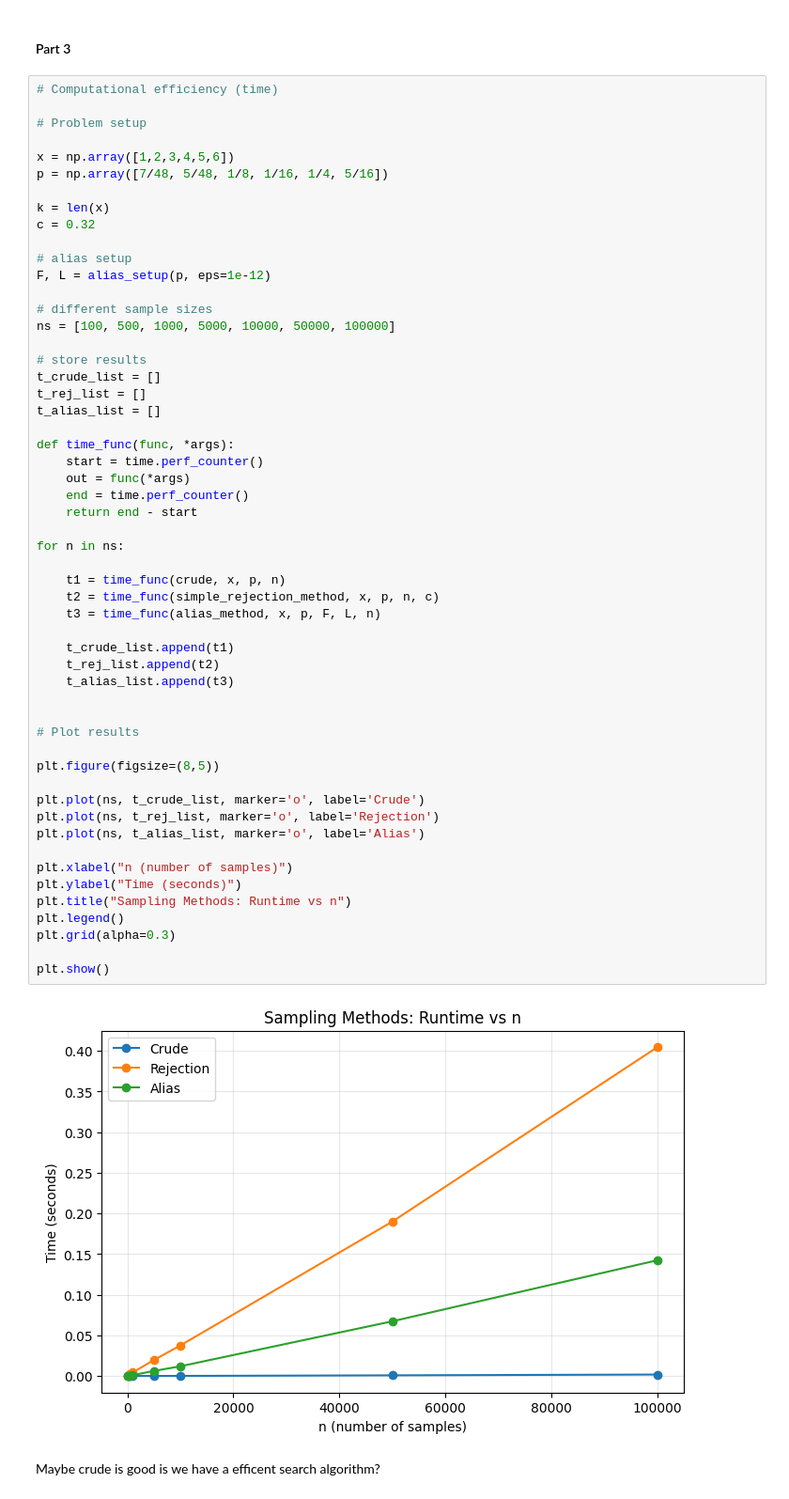
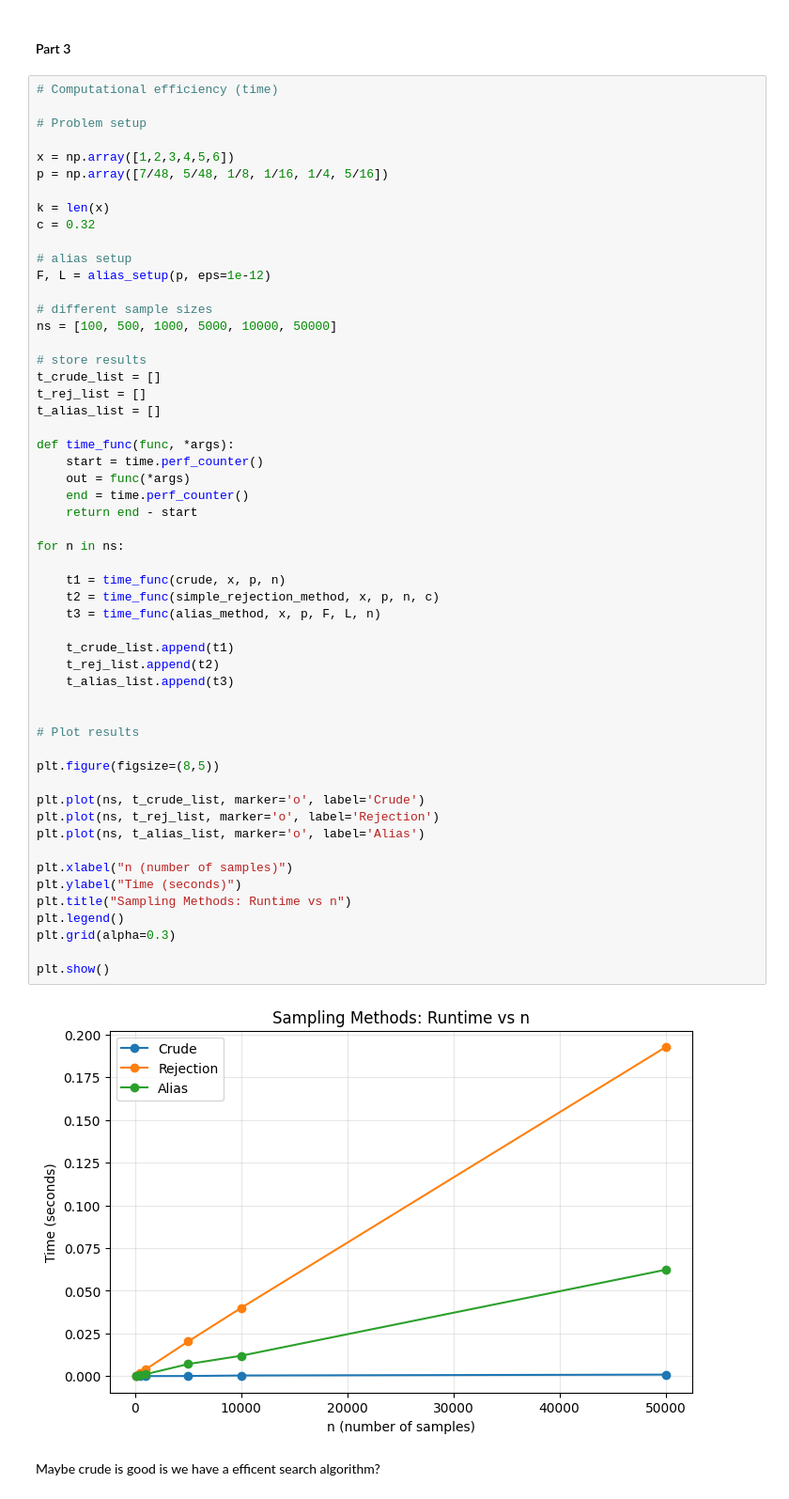
Before and after one commit to AgnesOlsen/02443_Stocastic_Simulation, a Jupyter notebook: Notebooks/Katrine.ipynb, the cells around one changed output. Shown at 94% size. Drawn from its saved outputs; the diff is of its cells as text.

```diff
--- a/Notebooks/Katrine.ipynb
+++ b/Notebooks/Katrine.ipynb
@@ -976,7 +966,7 @@ c = 0.32
 F, L = alias_setup(p, eps=1e-12)
 
 # different sample sizes
-ns = [100, 500, 1000, 5000, 10000, 50000, 100000]
+ns = [100, 500, 1000, 5000, 10000, 50000]
 
 # store results
 t_crude_list = []
@@ -989,34 +979,34 @@ def time_func(func, *args):
     end = time.perf_counter()
     return end - start
 
 for n in ns:
 
     t1 = time_func(crude, x, p, n)
     t2 = time_func(simple_rejection_method, x, p, n, c)
     t3 = time_func(alias_method, x, p, F, L, n)
 
     t_crude_list.append(t1)
     t_rej_list.append(t2)
     t_alias_list.append(t3)
 
 
 # Plot results
 
 plt.figure(figsize=(8,5))
 
 plt.plot(ns, t_crude_list, marker='o', label='Crude')
 plt.plot(ns, t_rej_list, marker='o', label='Rejection')
 plt.plot(ns, t_alias_list, marker='o', label='Alias')
 
 plt.xlabel("n (number of samples)")
 plt.ylabel("Time (seconds)")
 plt.title("Sampling Methods: Runtime vs n")
 plt.legend()
 plt.grid(alpha=0.3)
 
 plt.show()
 # %% [output]
-[figure, old version]
+[figure, new version]
 # %% [markdown]
 Maybe crude is good is we have a efficent search algorithm?
 # %%
```
Also changed, not shown: parts of 70 cells of this notebook.
